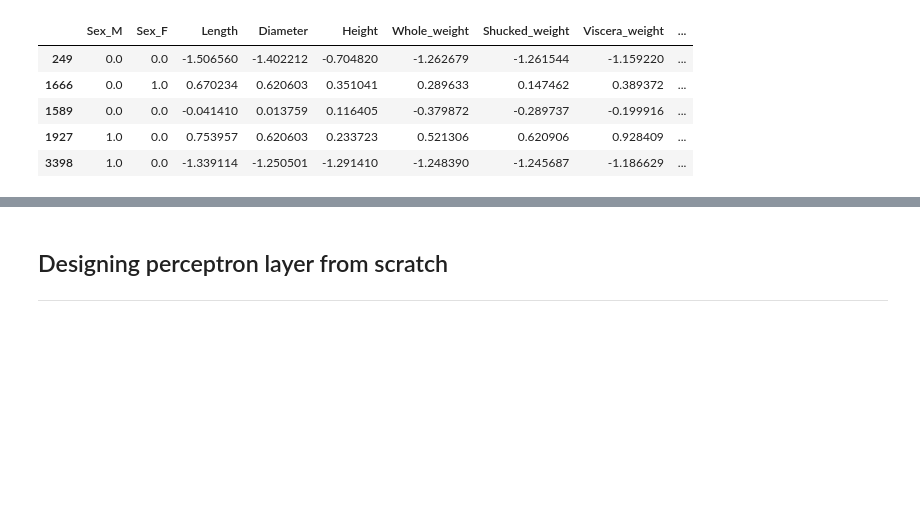
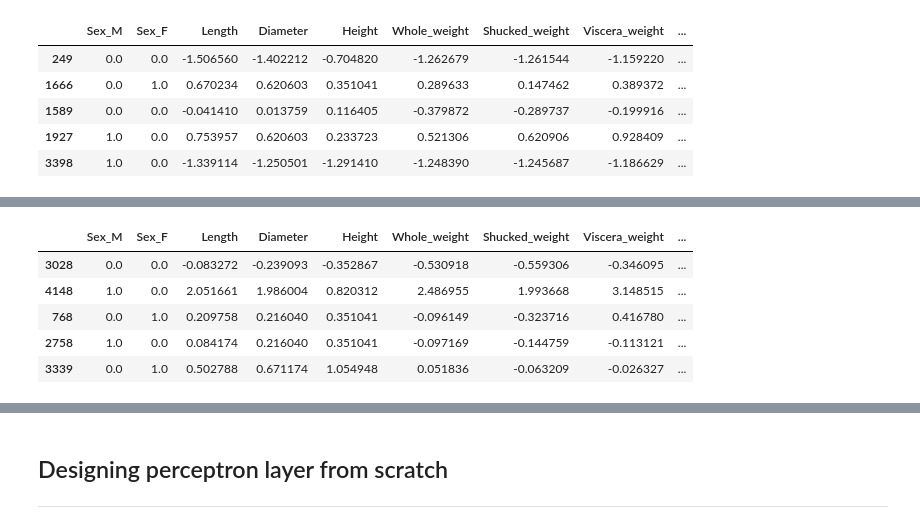
Before and after one commit to ikabrain/UCS761-Deep-Learning-Lab, a Jupyter notebook: DL_assign4.ipynb, the cells around one changed output, grey strips where cells are left out. Cells and saved outputs as stored; diff of their text form; code cells hidden in the pictures; blank space fills up the shorter version.

```diff
--- a/DL_assign4.ipynb
+++ b/DL_assign4.ipynb
@@ -199,0 +196,3 @@ Training data:  3,341
+# %%
+df_numeric_pred = [col for col in X_train.columns if not col.startswith("Sex_")]
+print(f"Numeric columns to be standardized: {df_numeric_pred}")
@@ -215,0 +229,9 @@ X_train.head()
+# %%
+X_test.head()
+# %% [output]
+|  | Sex_M | Sex_F | Length | Diameter | Height | Whole_weight | Shucked_weight | Viscera_weight | ... |
+| 3028 | 0.0 | 0.0 | -0.083272 | -0.239093 | -0.352867 | -0.530918 | -0.559306 | -0.346095 | ... |
+| 4148 | 1.0 | 0.0 | 2.051661 | 1.986004 | 0.820312 | 2.486955 | 1.993668 | 3.148515 | ... |
+| 768 | 0.0 | 1.0 | 0.209758 | 0.216040 | 0.351041 | -0.096149 | -0.323716 | 0.416780 | ... |
+| 2758 | 1.0 | 0.0 | 0.084174 | 0.216040 | 0.351041 | -0.097169 | -0.144759 | -0.113121 | ... |
+| 3339 | 0.0 | 1.0 | 0.502788 | 0.671174 | 1.054948 | 0.051836 | -0.063209 | -0.026327 | ... |
```
Also changed, not shown: parts of 28 cells of this notebook, 1 other file.
